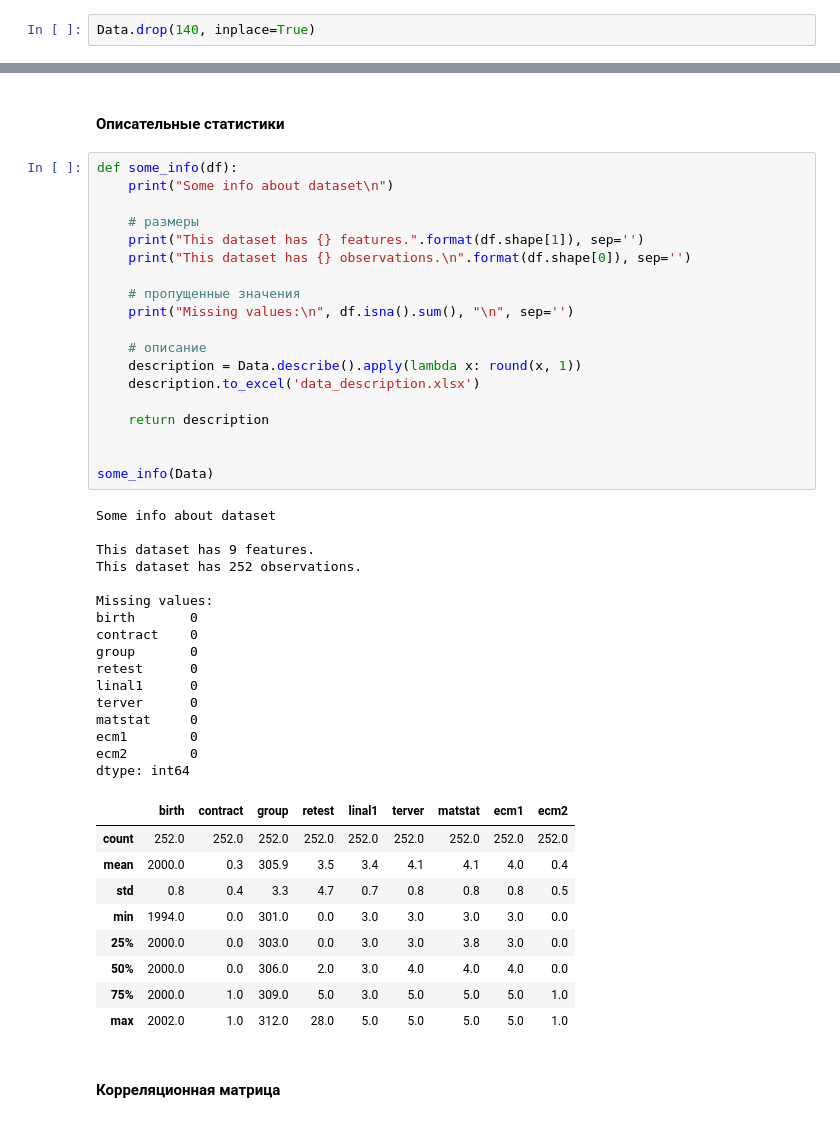
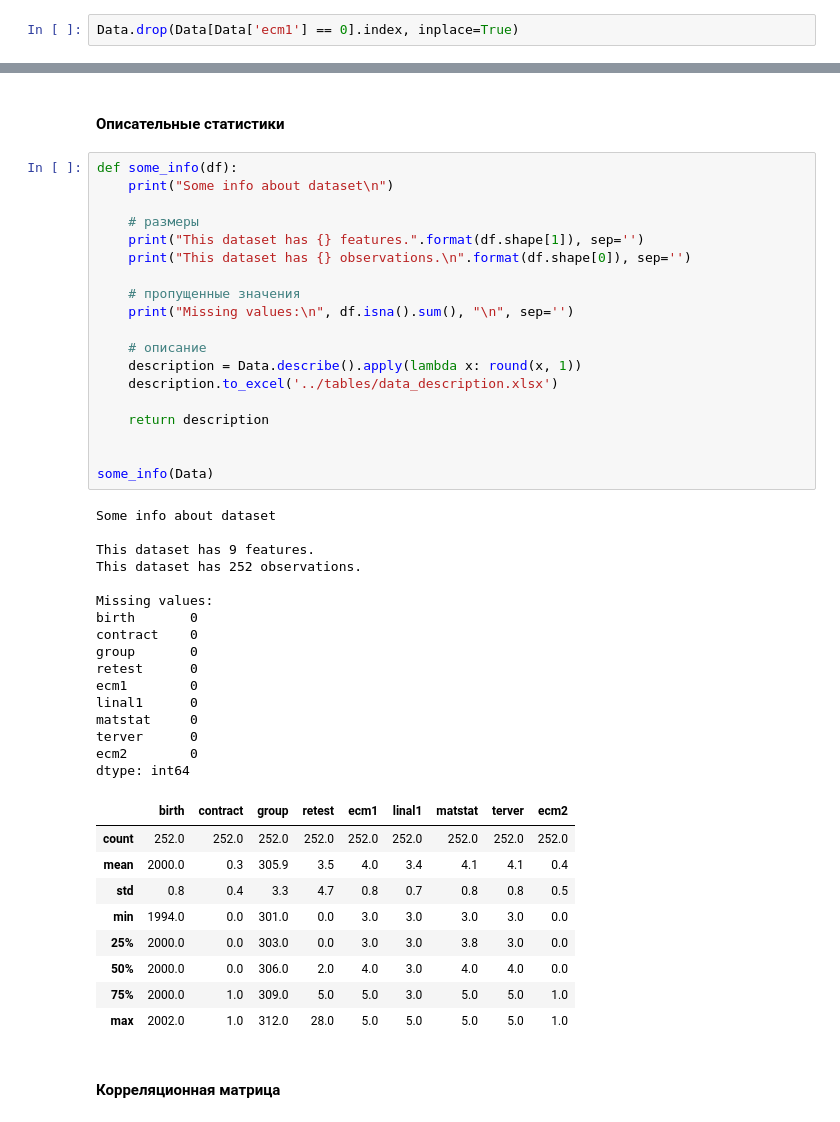
Before and after one commit to grazh/elec_preferences_prediction, a Jupyter notebook: eda/python_eda.ipynb, the cells around one changed output, grey strips where cells are left out. Cells and saved outputs as stored; diff of their text form.

```diff
--- a/eda/python_eda.ipynb
+++ b/eda/python_eda.ipynb
@@ -42,7 +41,7 @@ Data[Data['ecm1'] == 0]
 # %% [markdown]
 #### Один студент на момент исследования не сдал эконометрику-1. Мы уберем его из обучающей выборки, поскольку не знаем его оценку.
 # %%
-Data.drop(140, inplace=True)
+Data.drop(Data[Data['ecm1'] == 0].index, inplace=True)
 # %% [markdown]
 ### Изучим данные
 # %% [markdown]
@@ -53,44 +52,44 @@ def some_info(df):
 
     # размеры
     print("This dataset has {} features.".format(df.shape[1]), sep='')
     print("This dataset has {} observations.\n".format(df.shape[0]), sep='')
 
     # пропущенные значения
     print("Missing values:\n", df.isna().sum(), "\n", sep='')
 
     # описание
     description = Data.describe().apply(lambda x: round(x, 1))
-    description.to_excel('data_description.xlsx')
+    description.to_excel('../tables/data_description.xlsx')
 
     return description
 
 
 some_info(Data)
 # %% [output]
 Some info about dataset
 
 This dataset has 9 features.
 This dataset has 252 observations.
 
 Missing values:
 birth       0
 contract    0
 group       0
 retest      0
+ecm1        0
 linal1      0
+matstat     0
 terver      0
-matstat     0
-ecm1        0
 ecm2        0
 dtype: int64
-|  | birth | contract | group | retest | linal1 | terver | matstat | ecm1 | ecm2 |
+|  | birth | contract | group | retest | ecm1 | linal1 | matstat | terver | ecm2 |
 | count | 252.0 | 252.0 | 252.0 | 252.0 | 252.0 | 252.0 | 252.0 | 252.0 | 252.0 |
-| mean | 2000.0 | 0.3 | 305.9 | 3.5 | 3.4 | 4.1 | 4.1 | 4.0 | 0.4 |
-| std | 0.8 | 0.4 | 3.3 | 4.7 | 0.7 | 0.8 | 0.8 | 0.8 | 0.5 |
+| mean | 2000.0 | 0.3 | 305.9 | 3.5 | 4.0 | 3.4 | 4.1 | 4.1 | 0.4 |
+| std | 0.8 | 0.4 | 3.3 | 4.7 | 0.8 | 0.7 | 0.8 | 0.8 | 0.5 |
 | min | 1994.0 | 0.0 | 301.0 | 0.0 | 3.0 | 3.0 | 3.0 | 3.0 | 0.0 |
 | 25% | 2000.0 | 0.0 | 303.0 | 0.0 | 3.0 | 3.0 | 3.8 | 3.0 | 0.0 |
-| 50% | 2000.0 | 0.0 | 306.0 | 2.0 | 3.0 | 4.0 | 4.0 | 4.0 | 0.0 |
-| 75% | 2000.0 | 1.0 | 309.0 | 5.0 | 3.0 | 5.0 | 5.0 | 5.0 | 1.0 |
+| 50% | 2000.0 | 0.0 | 306.0 | 2.0 | 4.0 | 3.0 | 4.0 | 4.0 | 0.0 |
+| 75% | 2000.0 | 1.0 | 309.0 | 5.0 | 5.0 | 3.0 | 5.0 | 5.0 | 1.0 |
 | max | 2002.0 | 1.0 | 312.0 | 28.0 | 5.0 | 5.0 | 5.0 | 5.0 | 1.0 |
 # %% [markdown]
 #### Корреляционная матрица
```
Also changed, not shown: parts of 6 cells of this notebook, 25 other files.
